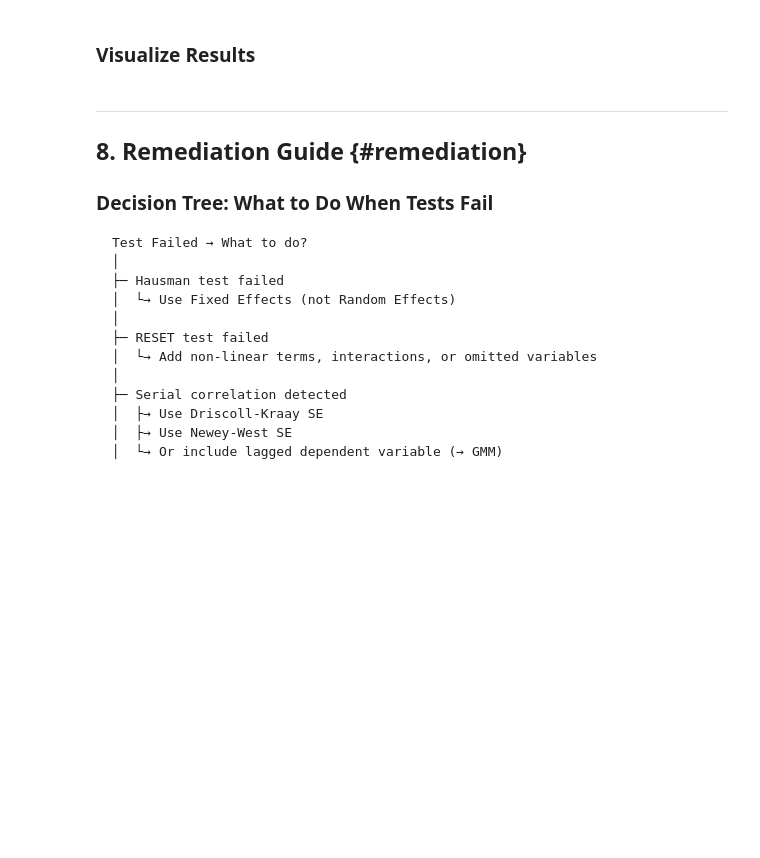
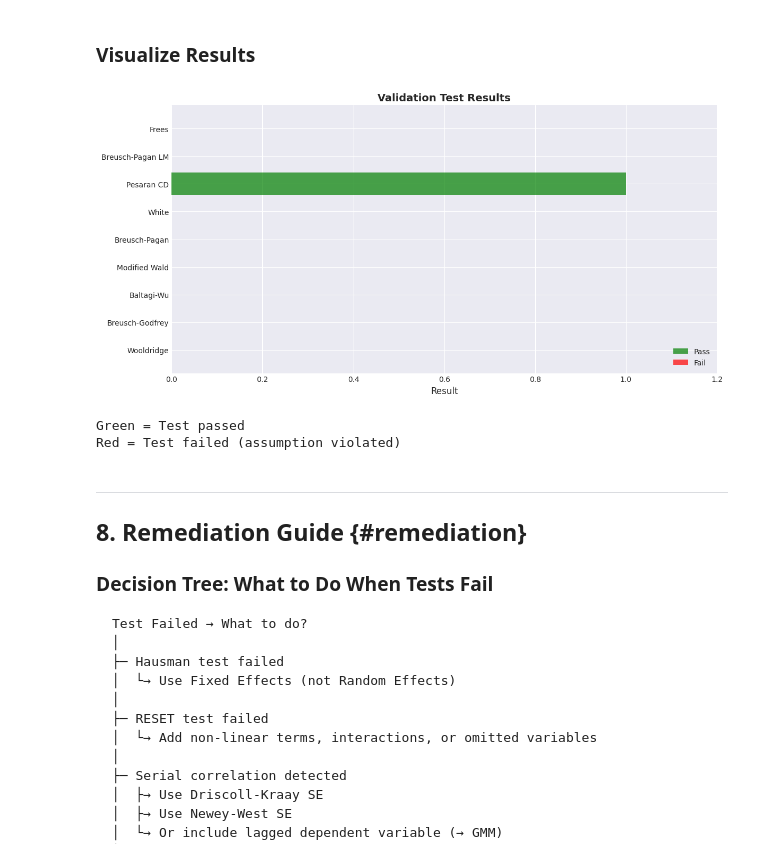
Before and after one commit to PanelBox-Econometrics-Model/panelbox, a Jupyter notebook: examples/jupyter/03_validation_complete.ipynb, the cells around one changed output. Saved outputs shown, nothing was run; the diff lists cells and outputs as text; code cells hidden in the pictures; blank space fills up the shorter version.

```diff
--- a/examples/jupyter/03_validation_complete.ipynb
+++ b/examples/jupyter/03_validation_complete.ipynb
@@ -582,11 +903,12 @@ else:
 **ValidationSuite** runs all relevant tests and creates a comprehensive report.
 # %%
 # Create validation suite
-suite = pb.ValidationSuite(fe_results)
+from panelbox.validation.validation_suite import ValidationSuite
+suite = ValidationSuite(fe_results)
 
 # Run all tests
-suite.run_all()
+report = suite.run(tests='default')
 
 print("VALIDATION SUITE - COMPREHENSIVE REPORT")
 print("="*70)
-print(suite.summary())
+print(report)
@@ -595,40 +935,58 @@ print(suite.summary())
 # %%
 # Plot validation results
 fig, ax = plt.subplots(figsize=(12, 6))
 
-# Get test results
+# Collect all test results from report
+all_tests = {}
+if hasattr(report, 'specification_tests'):
+    all_tests.update(report.specification_tests)
+if hasattr(report, 'serial_tests'):
+    all_tests.update(report.serial_tests)
+if hasattr(report, 'het_tests'):
+    all_tests.update(report.het_tests)
+if hasattr(report, 'cd_tests'):
+    all_tests.update(report.cd_tests)
+
+# Extract test names and results
 test_names = []
 test_results = []
 test_colors = []
 
-for test_name, result in suite.results.items():
+for test_name, result in all_tests.items():
     test_names.append(test_name)
     passed = result.pvalue > 0.05  # Simplified
     test_results.append(1 if passed else 0)
     test_colors.append('green' if passed else 'red')
 
-# Create bar plot
-y_pos = np.arange(len(test_names))
-ax.barh(y_pos, test_results, color=test_colors, alpha=0.7)
-ax.set_yticks(y_pos)
-ax.set_yticklabels(test_names)
-ax.set_xlabel('Result', fontsize=12)
-ax.set_title('Validation Test Results', fontsize=14, fontweight='bold')
-ax.set_xlim([0, 1.2])
+if test_names:  # Only plot if we have results
+    # Create bar plot
+    y_pos = np.arange(len(test_names))
+    ax.barh(y_pos, test_results, color=test_colors, alpha=0.7)
+    ax.set_yticks(y_pos)
+    ax.set_yticklabels(test_names)
+    ax.set_xlabel('Result', fontsize=12)
+    ax.set_title('Validation Test Results', fontsize=14, fontweight='bold')
+    ax.set_xlim([0, 1.2])
 
-# Add legend
-from matplotlib.patches import Patch
-legend_elements = [
-    Patch(facecolor='green', alpha=0.7, label='Pass'),
-    Patch(facecolor='red', alpha=0.7, label='Fail')
-]
-ax.legend(handles=legend_elements, loc='lower right')
+    # Add legend
+    from matplotlib.patches import Patch
+    legend_elements = [
+        Patch(facecolor='green', alpha=0.7, label='Pass'),
+        Patch(facecolor='red', alpha=0.7, label='Fail')
+    ]
+    ax.legend(handles=legend_elements, loc='lower right')
 
-plt.tight_layout()
-plt.show()
+    plt.tight_layout()
+    plt.show()
 
-print("\nGreen = Test passed")
-print("Red = Test failed (assumption violated)")
+    print("\nGreen = Test passed")
+    print("Red = Test failed (assumption violated)")
+else:
+    print("No test results to plot")
+# %% [output]
+[figure, added]
+Green = Test passed
+Red = Test failed (assumption violated)
 # %% [markdown]
 ---
 
```
Also changed, not shown: parts of 24 cells of this notebook, 9 other files.
